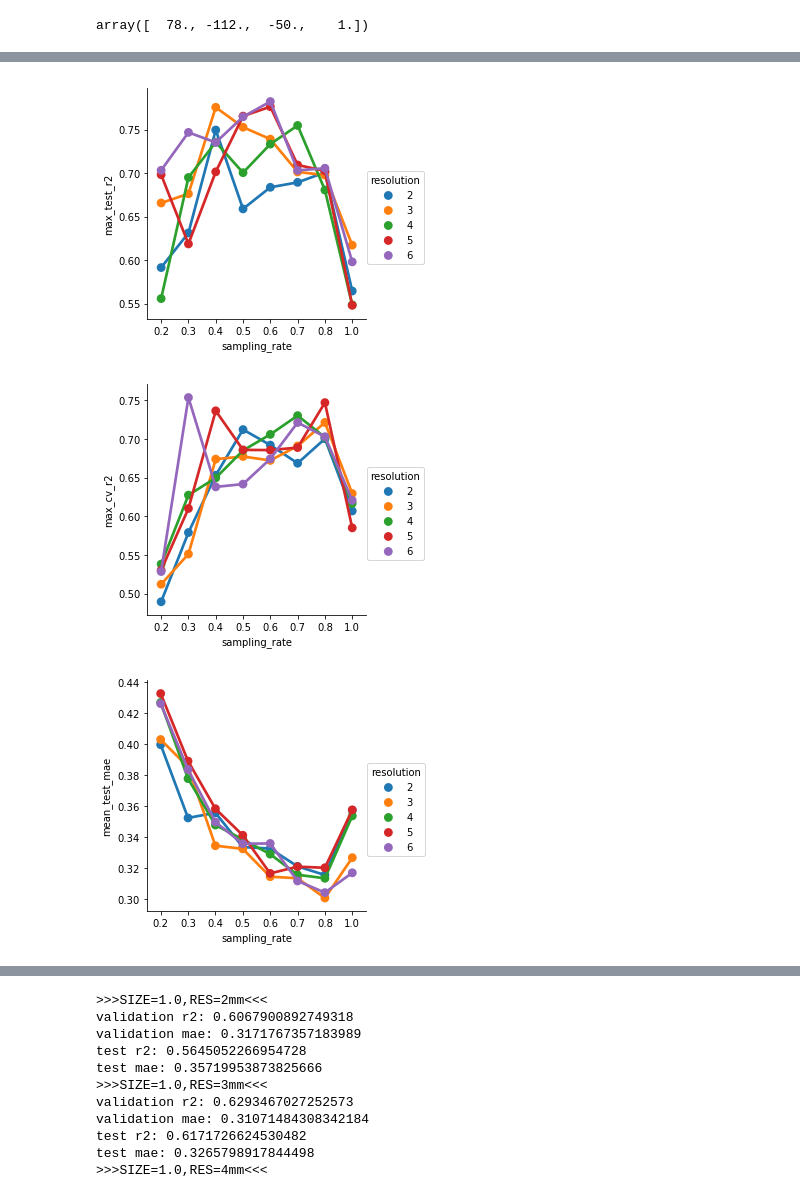
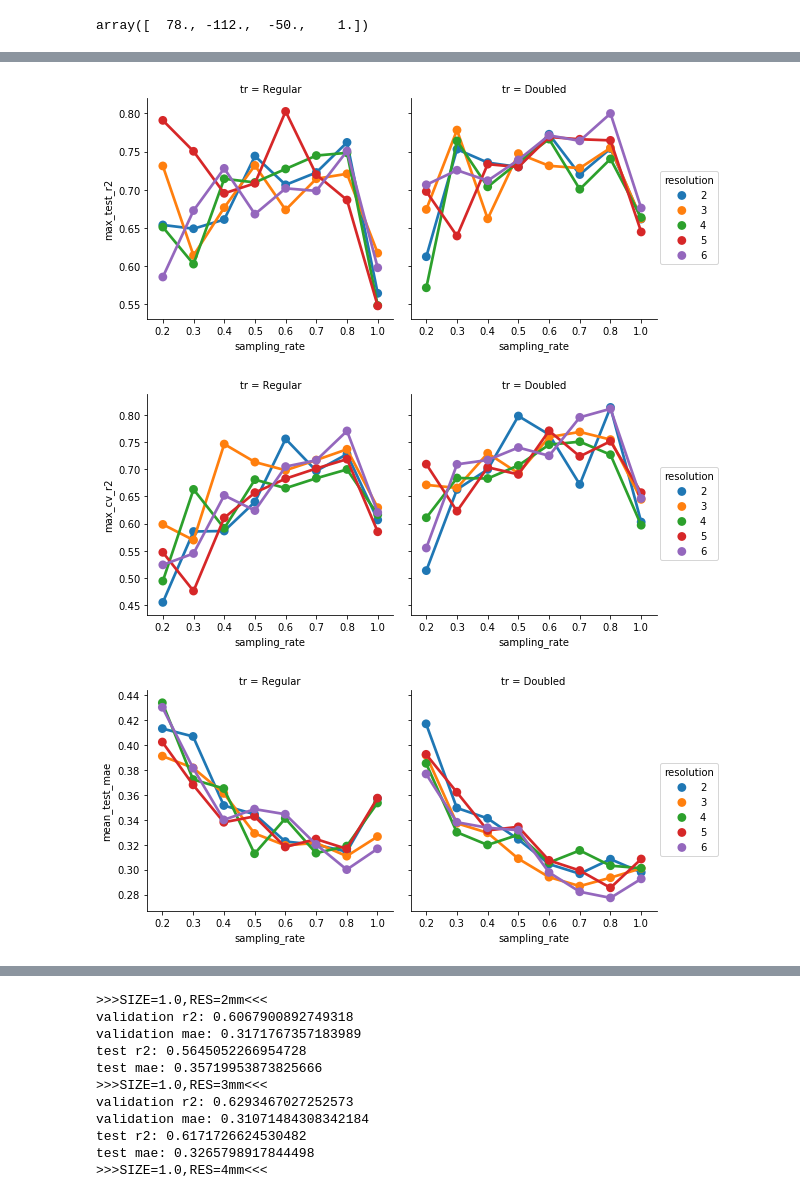
Before and after one commit to illdopejake/RS2018_Nilearn_tutorial, a Jupyter notebook: development/Reducing_dataset.ipynb, the cells around one changed output, grey strips where cells are left out. Saved outputs shown, nothing was run; the diff lists cells and outputs as text; code cells hidden in the pictures.

```diff
--- a/development/Reducing_dataset.ipynb
+++ b/development/Reducing_dataset.ipynb
@@ -118,3 +118,6 @@ def prepare_confounds(conf, key = 'R', transpose=True):
         output = arrays[key]
 
     return output
+# %%
+conf = prepare_confounds(data.confounds[0])[nind,:]
+conf.shape
@@ -124,11 +129,11 @@ import numpy as np
 import nibabel as ni
 from nilearn.input_data import NiftiLabelsMasker
 from nilearn.connectome import ConnectivityMeasure
-from nilearn.image import resample_img
+from nilearn.image import resample_img, index_img
 
 def extract_data(atlas_filename, data, downsampling_args = {},
                  save_dir = './', filename = 'features',
-                verbose = False):
+                double_tr = False, verbose = False):
 
     masker = NiftiLabelsMasker(labels_img=atlas_filename,
                                standardize=True,
@@ -142,7 +147,10 @@ def extract_data(atlas_filename, data, downsampling_args = {},
     if downsampling_args:
         print('downsampling...')
         for i,sub in enumerate(data.func):
-            conf = prepare_confounds(data.confounds[i])
+            if double_tr:
+                sub, conf = double_TR(sub,i)
+            else:
+                conf = prepare_confounds(data.confounds[i])
             nimg = reduce_data(sub, downsampling_args['target_shape'],
                               downsampling_args['target_affine'],
                               downsampling_args['target_type'])
@@ -168,8 +176,20 @@ def extract_data(atlas_filename, data, downsampling_args = {},
 def reduce_data(img_path, target_shape, target_affine,
                 target_type = np.float32):
 
-    img = ni.load(img_path)
+    if type(img_path) == str:
+        img = ni.load(img_path)
+    else:
+        img = img_path
     nimg = resample_img(img, target_affine, target_shape)
     nimg = ni.Nifti1Image(nimg.get_data().astype(target_type),
                          nimg.affine)
     return nimg
+
+def double_TR(img,i):
+    img = ni.load(img)
+    nind = [x for x in range(0,img.shape[-1],2)]
+    nimg = index_img(img, nind)
+    conf = prepare_confounds(data.confounds[i])[nind,:]
+
+
+    return nimg, conf
@@ -286,5 +294,5 @@ NameError: name 'data' is not defined
 # %%
 cols = ['resolution', 'sampling_rate', 'mean_cv_r2', 'mean_cv_mae',
         'mean_test_r2', 'mean_test_mae', 'max_cv_r2', 'min_cv_mae',
-       'max_test_r2', 'min_test_mae']
+       'max_test_r2', 'min_test_mae','tr']
 df = pandas.DataFrame(columns = cols)
@@ -367,23 +608,23 @@ plt.show()
 # %%
 plt.close()
-sns.factorplot(x='sampling_rate',y='max_test_r2', hue='resolution',
+sns.factorplot(x='sampling_rate',y='max_test_r2', hue='resolution', col='tr',
               data=df)
 plt.show()
 # %% [output]
-[figure, old version]
+[figure, new version]
 # %%
 plt.close()
-sns.factorplot(x='sampling_rate',y='max_cv_r2', hue='resolution',
+sns.factorplot(x='sampling_rate',y='max_cv_r2', hue='resolution', col='tr',
               data=df)
 plt.show()
 # %% [output]
-[figure, old version]
+[figure, new version]
 # %%
 plt.close()
-sns.factorplot(x='sampling_rate',y='mean_test_mae', hue='resolution',
+sns.factorplot(x='sampling_rate',y='mean_test_mae', hue='resolution', col='tr',
               data=df)
 plt.show()
 # %% [output]
-[figure, old version]
+[figure, new version]
 # %%
 plt.close()
```
Also changed, not shown: parts of 33 cells of this notebook, 6 other files.
